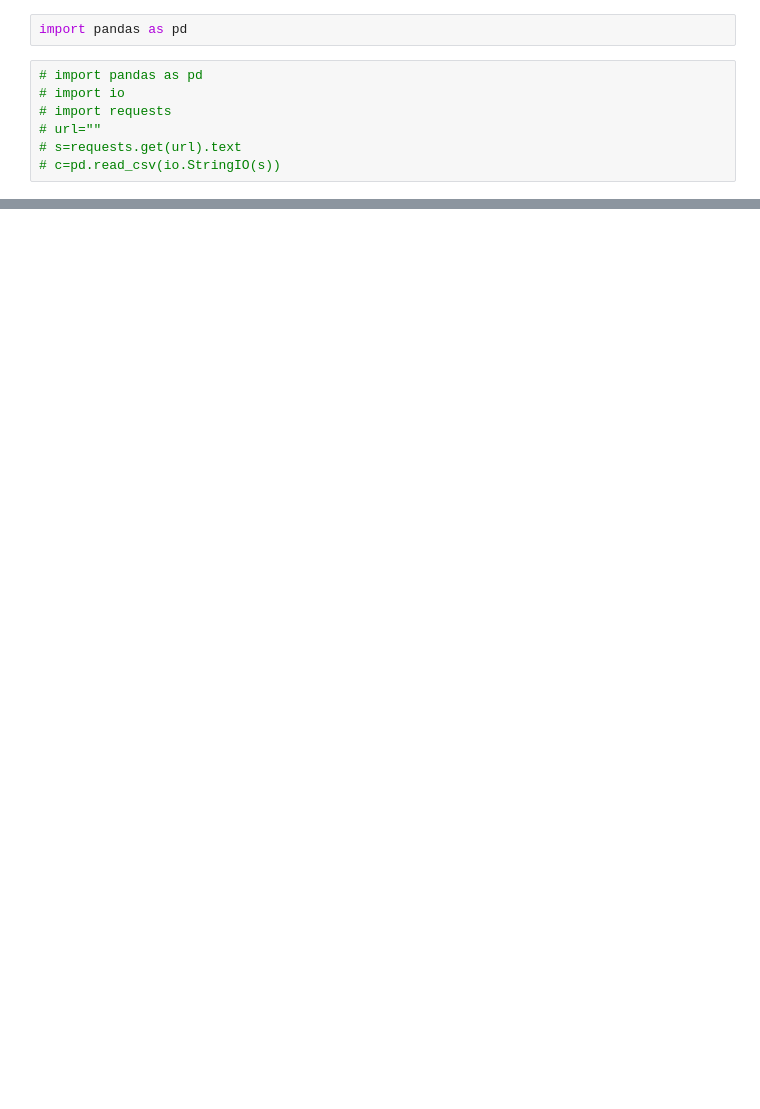
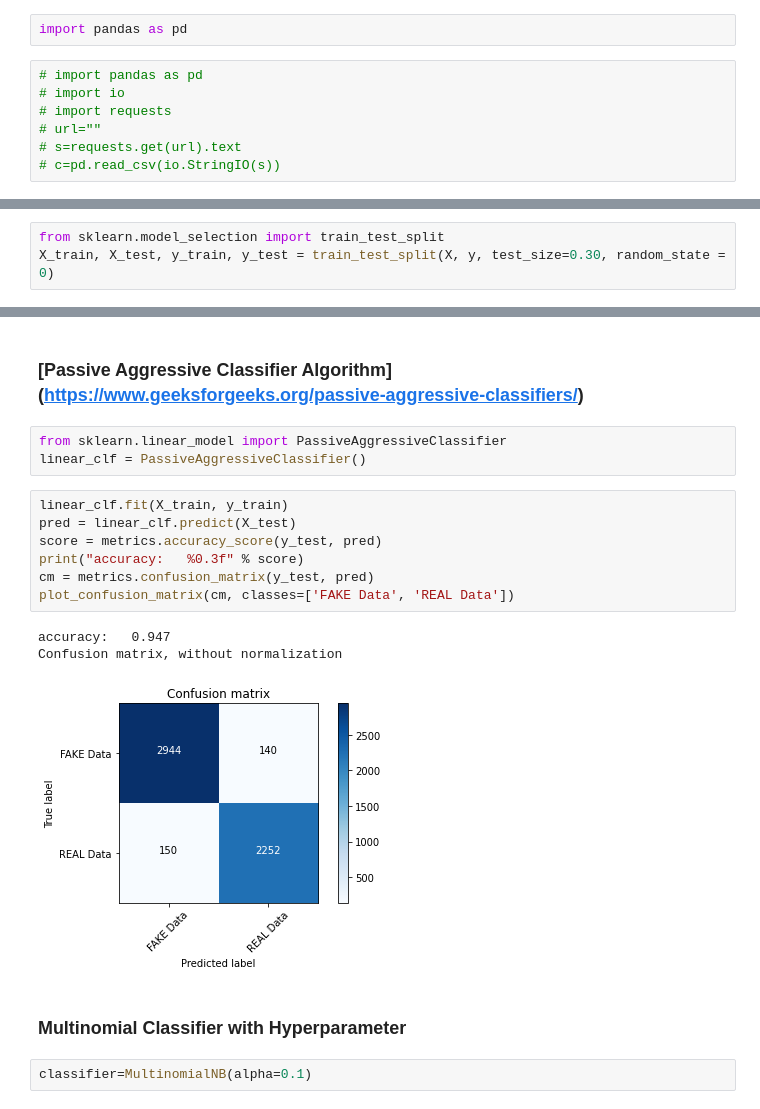
Before and after one commit to Sanket-DataEnt/Natural-Language-Processing, a Jupyter notebook: FakeNewsClassifier/FakeNews.ipynb, the cells around one changed output, grey strips where cells are left out. Cells and saved outputs as stored; diff of their text form; blank space fills up the shorter version.

```diff
--- a/FakeNewsClassifier/FakeNews.ipynb
+++ b/FakeNewsClassifier/FakeNews.ipynb
@@ -21,0 +121,3 @@ df.head()
+# %%
+from sklearn.model_selection import train_test_split
+X_train, X_test, y_train, y_test = train_test_split(X, y, test_size=0.30, random_state = 0)
@@ -21,0 +237,20 @@ df.head()
+# %% [markdown]
+### [Passive Aggressive Classifier Algorithm] (https://www.geeksforgeeks.org/passive-aggressive-classifiers/)
+# %%
+from sklearn.linear_model import PassiveAggressiveClassifier
+linear_clf = PassiveAggressiveClassifier()
+# %%
+linear_clf.fit(X_train, y_train)
+pred = linear_clf.predict(X_test)
+score = metrics.accuracy_score(y_test, pred)
+print("accuracy:   %0.3f" % score)
+cm = metrics.confusion_matrix(y_test, pred)
+plot_confusion_matrix(cm, classes=['FAKE Data', 'REAL Data'])
+# %% [output]
+accuracy:   0.947
+Confusion matrix, without normalization
+[figure, added]
+# %% [markdown]
+### Multinomial Classifier with Hyperparameter
+# %%
+classifier=MultinomialNB(alpha=0.1)
```
Also changed, not shown: parts of 29 cells of this notebook, 4 other files.
